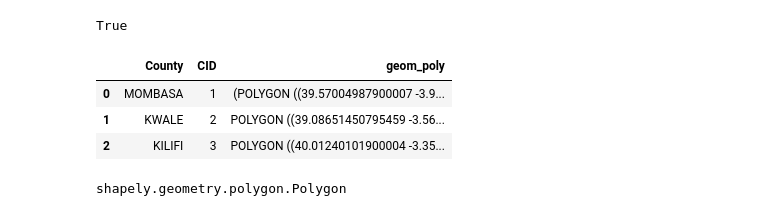
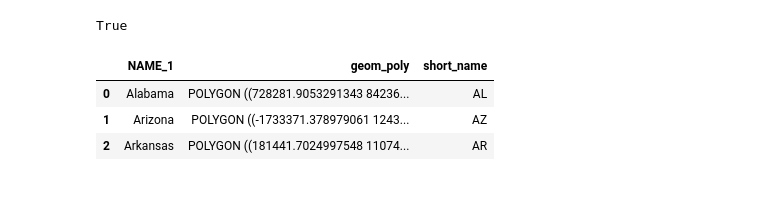
Before and after one commit to deitelberg/Python-projects, a Jupyter notebook: gridmap_refactor.ipynb, the cells around one changed output. Saved outputs shown, nothing was run; the diff lists cells and outputs as text; code cells hidden in the pictures.

```diff
--- a/gridmap_refactor.ipynb
+++ b/gridmap_refactor.ipynb
@@ -14,23 +15,32 @@ from math import sqrt
 from shapely.affinity import translate
 # %%
 polys = c.kenya_counties_msSimplified
-keep_flds = ['County', 'CID']
+polys = c.USA_extraSimp
+#keep_flds = ['County', 'CID'] #Kenya
+keep_flds = ['NAME_1', 'short_name'] #USA
 os.path.isfile(polys)
 # %% [output]
 True
 # %%
-admin = gpd.read_file(polys).to_crs({'init': 'epsg:4326'}).sort_values(by='CID').reset_index(drop=True)
+admin = gpd.read_file(polys).to_crs({'init': 'epsg:5070'})
+admin['short_name'] = admin['HASC_1'].str.split('.').str[1]
+admin = admin.sort_values(by='NAME_1').reset_index(drop=True)
 admin = admin.rename(columns={'geometry': 'geom_poly'}).set_geometry('geom_poly')
 keep_flds.append(admin.geometry.name)
 del_flds = [x for x in list(admin) if x not in keep_flds]
 admin.drop(columns=del_flds, inplace=True)
 admin.head(3)
 # %% [output]
-|  | County | CID | geom_poly |
-| 0 | MOMBASA | 1 | (POLYGON ((39.57004987900007 -3.9... |
-| 1 | KWALE | 2 | POLYGON ((39.08651450795459 -3.56... |
-| 2 | KILIFI | 3 | POLYGON ((40.01240101900004 -3.35... |
+|  | NAME_1 | geom_poly | short_name |
+| 0 | Alabama | POLYGON ((728281.9053291343 84236... | AL |
+| 1 | Arizona | POLYGON ((-1733371.378979061 1243... | AZ |
+| 2 | Arkansas | POLYGON ((181441.7024997548 11074... | AR |
 # %%
+def display_point_labels(gdf, label_col, fs=10, c='blue'):
+    texts = []
+    for x, y, label in zip(gdf.geometry.x, gdf.geometry.y, gdf[label_col]):
+        texts.append(plt.text(x, y, label, fontsize=fs, color=c))
+
 def add_centroid_geom(gdf):
     gdf['geom_centroid'] = gdf.centroid
     return gdf
@@ -43,15 +53,13 @@ def dissolve_polygons(gdf):
     gdf['dissolve_col'] = 1
     gdf_dissolve = gdf.dissolve(by='dissolve_col')
     gdf_dissolve['geom_exterior'] = Polygon(gdf_dissolve.exterior[1])
-    return gdf_dissolve.set_geometry('geom_exterior')
+    gdf_dissolve = gdf_dissolve.set_geometry('geom_exterior')
+    gdf_dissolve['geom_centroid'] = gdf_dissolve.centroid
+    return gdf_dissolve
 
 admin = add_centroid_geom(admin)
 admin = add_convexhull_geom(admin)
 admin_hulls_dissolved = dissolve_polygons(admin.set_geometry('geom_convexhull'))
-
-type(admin_hulls_dissolved['geom_convexhull'][1])
-# %% [output]
-shapely.geometry.polygon.Polygon
 # %%
 fig, (ax1,ax2) = plt.subplots(nrows=1, ncols=2, figsize=(20, 20), sharex=True, sharey=True)
 
```
Also changed, not shown: parts of 12 cells of this notebook, 1 other file.
